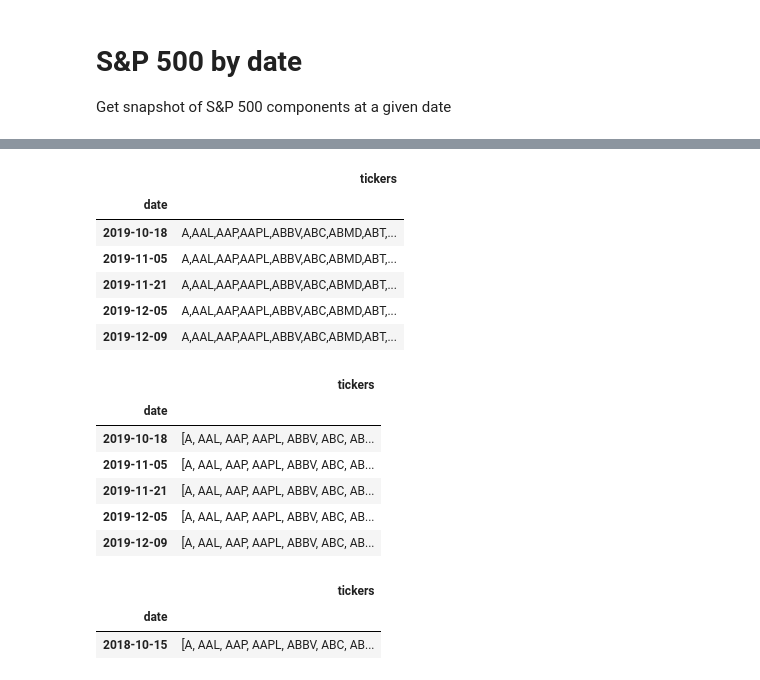
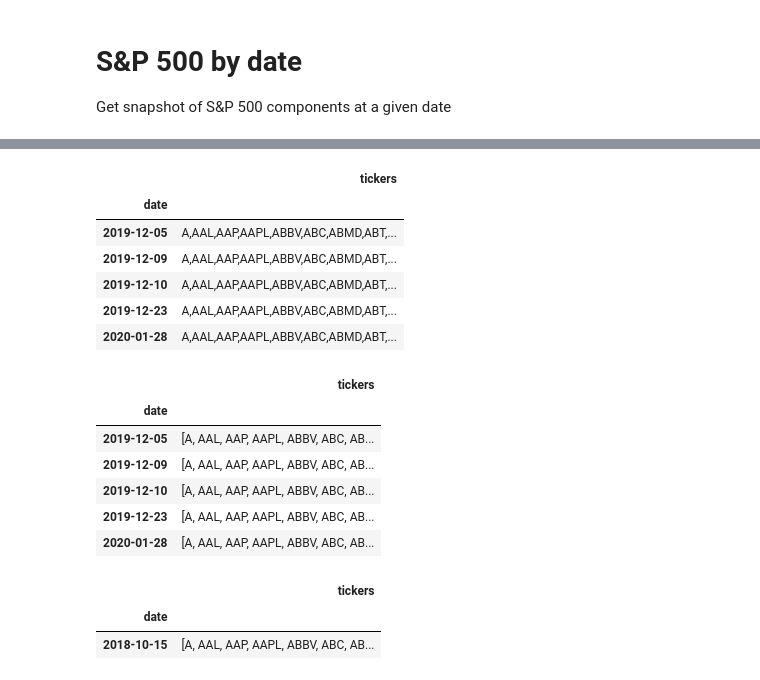
Before and after one commit to fja05680/sp500, a Jupyter notebook: sp500_by_date.ipynb, the cells around one changed output, grey strips where cells are left out. Drawn from its saved outputs; the diff is of its cells as text; code cells hidden in the pictures.

```diff
--- a/sp500_by_date.ipynb
+++ b/sp500_by_date.ipynb
@@ -36,17 +36,17 @@ def get_table(filename):
         df = pd.read_csv(filename, index_col='date')
         return df
 # %%
-filename = 'S&P 500 Historical Components & Changes(12-14-2019).csv'
+filename = 'S&P 500 Historical Components & Changes(02-16-2020).csv'
 df = get_table(filename)
 df.tail()
 # %% [output]
 |  | tickers |
 | date |  |
-| 2019-10-18 | A,AAL,AAP,AAPL,ABBV,ABC,ABMD,ABT,... |
-| 2019-11-05 | A,AAL,AAP,AAPL,ABBV,ABC,ABMD,ABT,... |
-| 2019-11-21 | A,AAL,AAP,AAPL,ABBV,ABC,ABMD,ABT,... |
 | 2019-12-05 | A,AAL,AAP,AAPL,ABBV,ABC,ABMD,ABT,... |
 | 2019-12-09 | A,AAL,AAP,AAPL,ABBV,ABC,ABMD,ABT,... |
+| 2019-12-10 | A,AAL,AAP,AAPL,ABBV,ABC,ABMD,ABT,... |
+| 2019-12-23 | A,AAL,AAP,AAPL,ABBV,ABC,ABMD,ABT,... |
+| 2020-01-28 | A,AAL,AAP,AAPL,ABBV,ABC,ABMD,ABT,... |
 # %%
 # convert ticker column from csv to list, then sort
 df['tickers'] = df['tickers'].apply(lambda x: sorted(x.split(',')))
@@ -54,11 +54,11 @@ df.tail()
 # %% [output]
 |  | tickers |
 | date |  |
-| 2019-10-18 | [A, AAL, AAP, AAPL, ABBV, ABC, AB... |
-| 2019-11-05 | [A, AAL, AAP, AAPL, ABBV, ABC, AB... |
-| 2019-11-21 | [A, AAL, AAP, AAPL, ABBV, ABC, AB... |
 | 2019-12-05 | [A, AAL, AAP, AAPL, ABBV, ABC, AB... |
 | 2019-12-09 | [A, AAL, AAP, AAPL, ABBV, ABC, AB... |
+| 2019-12-10 | [A, AAL, AAP, AAPL, ABBV, ABC, AB... |
+| 2019-12-23 | [A, AAL, AAP, AAPL, ABBV, ABC, AB... |
+| 2020-01-28 | [A, AAL, AAP, AAPL, ABBV, ABC, AB... |
 # %%
 df2 = df[df.index < snap_shot].tail(1)
 last_row = df2.tail(1)
```
Also changed, not shown: parts of 1 cell of this notebook, 4 other files.
